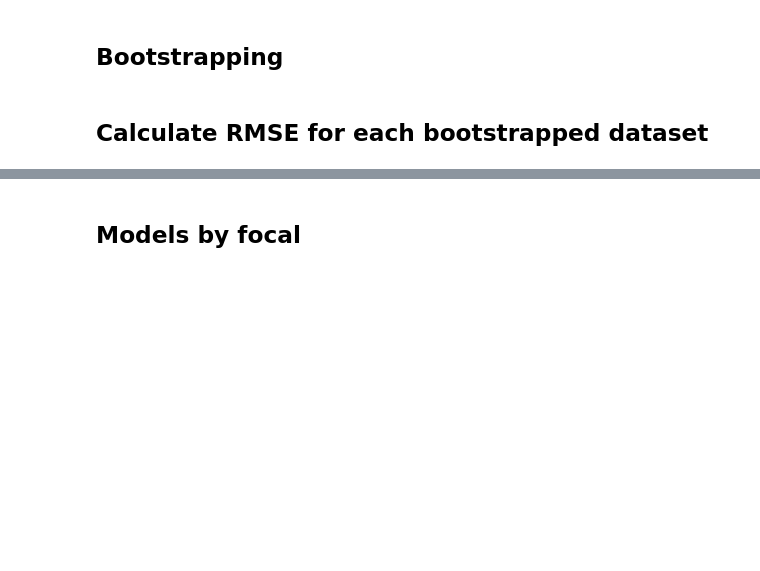
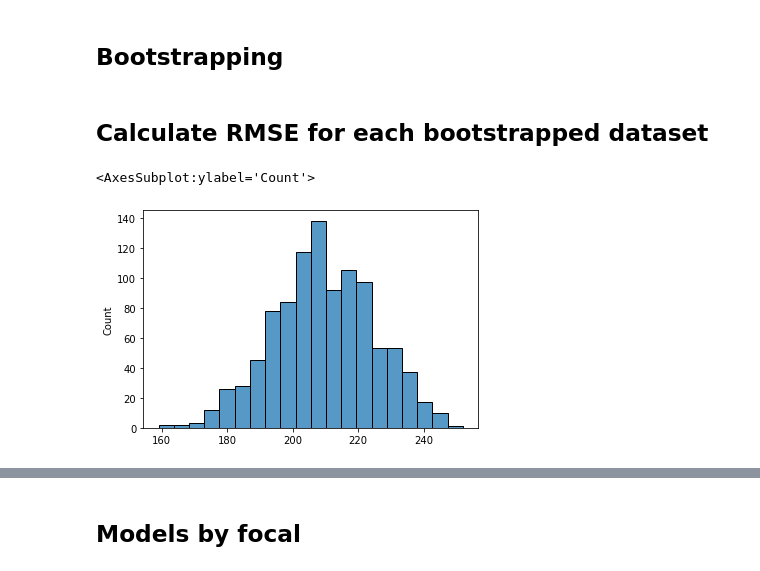
Before and after one commit to amichaibk/community_effects, a Jupyter notebook: Bootstrapping_RMSEs.ipynb, the cells around one changed output, grey strips where cells are left out. Drawn from its saved outputs; the diff is of its cells as text; code cells hidden in the pictures; blank space fills up the shorter version.

```diff
--- a/Bootstrapping_RMSEs.ipynb
+++ b/Bootstrapping_RMSEs.ipynb
@@ -321,6 +321,16 @@ for effects_df in merged_effects_dict.values():
         k2_summ_df.at[counter, m]=(((mean_squared_error(effects_df2[m],effects_df2['combined_effect']))**0.5)/iqr)
 
     counter+=1
+# %%
+l=[]
+for effects_df in merged_effects_dict.values():
+    effects_df=effects_df[effects_df.comm_size=='pair']
+    l.append(len(pairs)-len(effects_df))
+
+sns.histplot(data=l, bins=20)
+# %% [output]
+<AxesSubplot:ylabel='Count'>
+[figure, added]
 # %%
 # print("Mean\n",k2_summ_df.mean().round(3))
 # print("Median\n",k2_summ_df.median().round(3))
```
Also changed, not shown: parts of 15 cells of this notebook, 25 other files.
